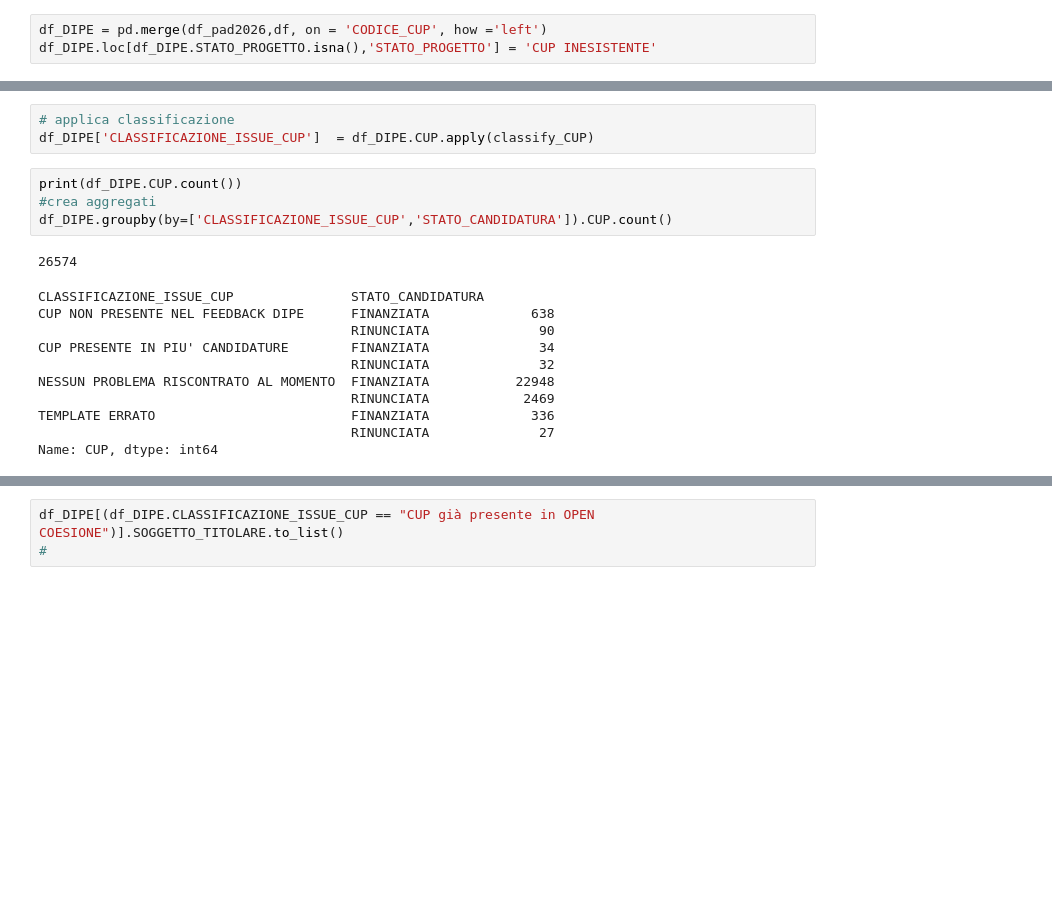
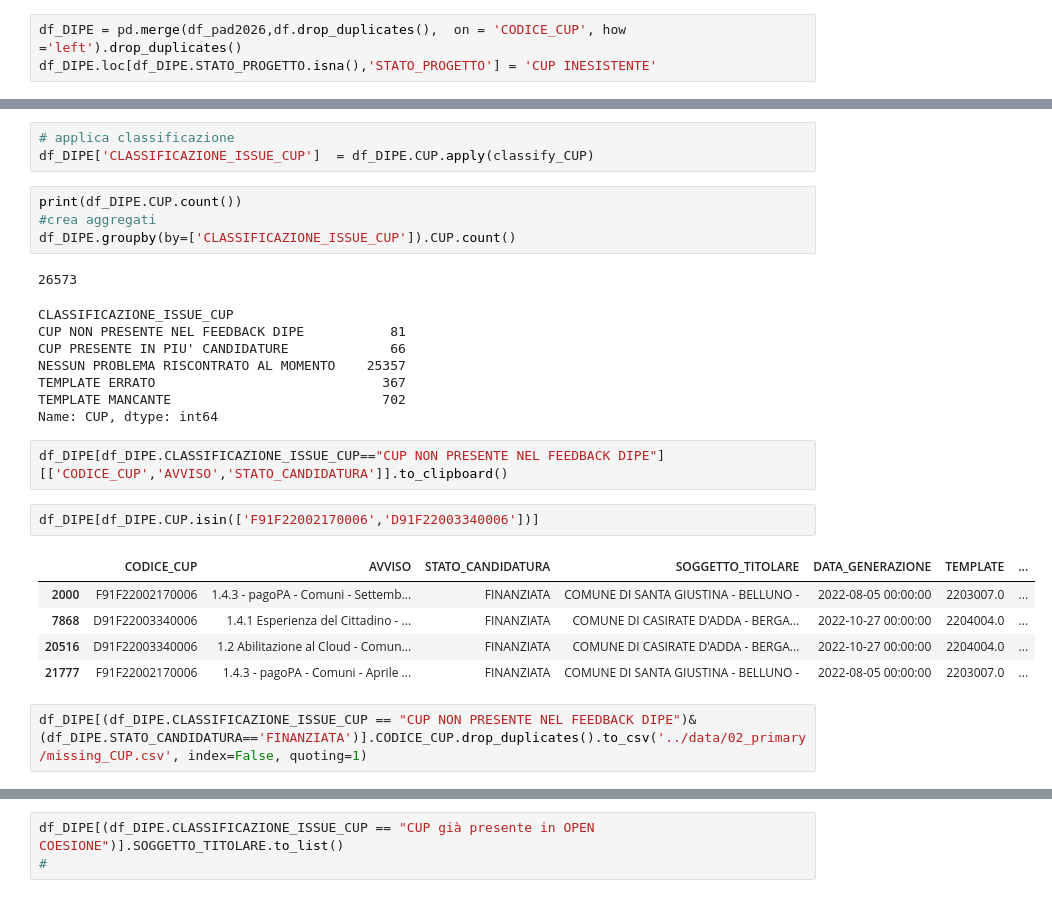
Before and after one commit to radema/Controllo-CUP, a Jupyter notebook: notebooks/audit_CUPfromDIPE.ipynb, the cells around one changed output, grey strips where cells are left out. Drawn from its saved outputs; the diff is of its cells as text; blank space fills up the shorter version.

```diff
--- a/notebooks/audit_CUPfromDIPE.ipynb
+++ b/notebooks/audit_CUPfromDIPE.ipynb
@@ -91,7 +152,7 @@ print(df_OC.CUP.nunique())
 # %% [output]
 1274053
 # %%
-df_DIPE = pd.merge(df_pad2026,df, on = 'CODICE_CUP', how ='left')
+df_DIPE = pd.merge(df_pad2026,df.drop_duplicates(),  on = 'CODICE_CUP', how ='left').drop_duplicates()
 df_DIPE.loc[df_DIPE.STATO_PROGETTO.isna(),'STATO_PROGETTO'] = 'CUP INESISTENTE'
 # %%
 df_DIPE['CUP'] = df_DIPE.CODICE_CUP
@@ -161,19 +219,28 @@ df_DIPE['CLASSIFICAZIONE_ISSUE_CUP']  = df_DIPE.CUP.apply(classify_CUP)
 # %%
 print(df_DIPE.CUP.count())
 #crea aggregati
-df_DIPE.groupby(by=['CLASSIFICAZIONE_ISSUE_CUP','STATO_CANDIDATURA']).CUP.count()
+df_DIPE.groupby(by=['CLASSIFICAZIONE_ISSUE_CUP']).CUP.count()
 # %% [output]
-26574
+26573
-CLASSIFICAZIONE_ISSUE_CUP               STATO_CANDIDATURA
-CUP NON PRESENTE NEL FEEDBACK DIPE      FINANZIATA             638
-                                        RINUNCIATA              90
-CUP PRESENTE IN PIU' CANDIDATURE        FINANZIATA              34
-                                        RINUNCIATA              32
-NESSUN PROBLEMA RISCONTRATO AL MOMENTO  FINANZIATA           22948
-                                        RINUNCIATA            2469
-TEMPLATE ERRATO                         FINANZIATA             336
-                                        RINUNCIATA              27
+CLASSIFICAZIONE_ISSUE_CUP
+CUP NON PRESENTE NEL FEEDBACK DIPE           81
+CUP PRESENTE IN PIU' CANDIDATURE             66
+NESSUN PROBLEMA RISCONTRATO AL MOMENTO    25357
+TEMPLATE ERRATO                             367
+TEMPLATE MANCANTE                           702
 Name: CUP, dtype: int64
+# %%
+df_DIPE[df_DIPE.CLASSIFICAZIONE_ISSUE_CUP=="CUP NON PRESENTE NEL FEEDBACK DIPE"][['CODICE_CUP','AVVISO','STATO_CANDIDATURA']].to_clipboard()
+# %%
+df_DIPE[df_DIPE.CUP.isin(['F91F22002170006','D91F22003340006'])]
+# %% [output]
+|  | CODICE_CUP | AVVISO | STATO_CANDIDATURA | SOGGETTO_TITOLARE | DATA_GENERAZIONE | TEMPLATE | ... |
+| 2000 | F91F22002170006 | 1.4.3 - pagoPA - Comuni - Settemb... | FINANZIATA | COMUNE DI SANTA GIUSTINA - BELLUNO - | 2022-08-05 00:00:00 | 2203007.0 | ... |
+| 7868 | D91F22003340006 | 1.4.1 Esperienza del Cittadino - ... | FINANZIATA | COMUNE DI CASIRATE D'ADDA - BERGA... | 2022-10-27 00:00:00 | 2204004.0 | ... |
+| 20516 | D91F22003340006 | 1.2 Abilitazione al Cloud - Comun... | FINANZIATA | COMUNE DI CASIRATE D'ADDA - BERGA... | 2022-10-27 00:00:00 | 2204004.0 | ... |
+| 21777 | F91F22002170006 | 1.4.3 - pagoPA - Comuni - Aprile ... | FINANZIATA | COMUNE DI SANTA GIUSTINA - BELLUNO - | 2022-08-05 00:00:00 | 2203007.0 | ... |
+# %%
+df_DIPE[(df_DIPE.CLASSIFICAZIONE_ISSUE_CUP == "CUP NON PRESENTE NEL FEEDBACK DIPE")&(df_DIPE.STATO_CANDIDATURA=='FINANZIATA')].CODICE_CUP.drop_duplicates().to_csv('../data/02_primary/missing_CUP.csv', index=False, quoting=1)
 # %%
 df_DIPE[(df_DIPE.CLASSIFICAZIONE_ISSUE_CUP == "CUP PRESENTE IN PIU' CANDIDATURE")&(df_DIPE.STATO_CANDIDATURA=='FINANZIATA')].CUP.value_counts()>1
 # GIà SANATO
```
Also changed, not shown: parts of 21 cells of this notebook.
